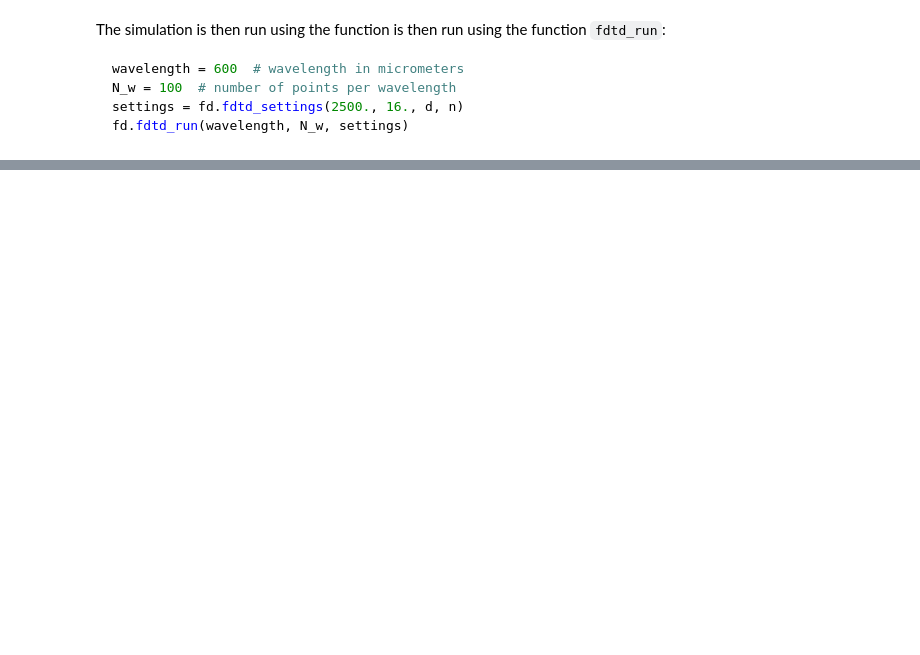
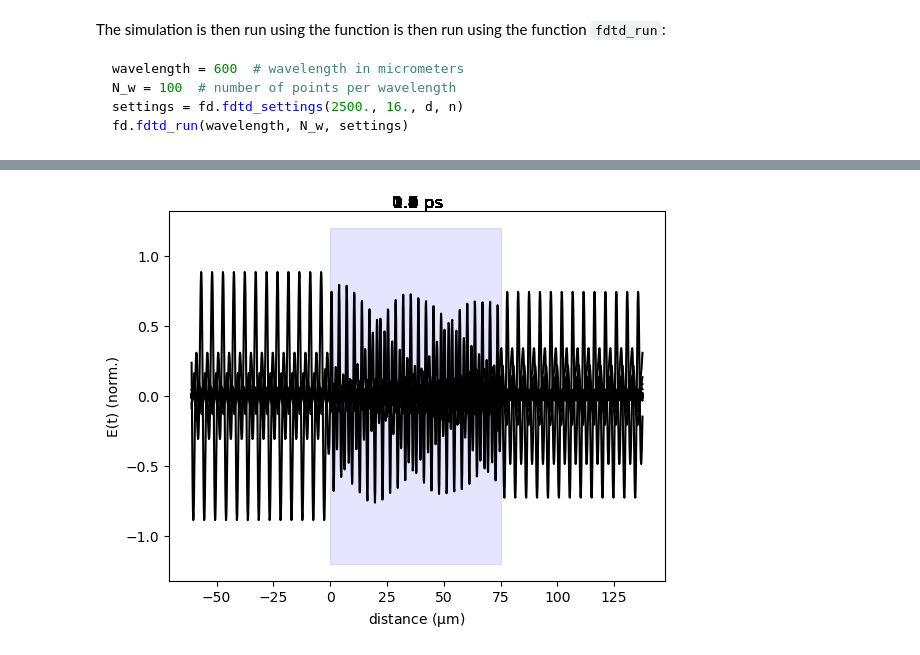
Before and after one commit to marora137/fdtd_python, a Jupyter notebook: nbs/index.ipynb, the cells around one changed output, grey strips where cells are left out. Saved outputs shown, nothing was run; the diff lists cells and outputs as text; code cells hidden in the pictures; blank space fills up the shorter version.

```diff
--- a/nbs/index.ipynb
+++ b/nbs/index.ipynb
@@ -95,0 +223,9 @@ length_array, time_array, E_field = fd.fdtd_run(600, 100, settings)
+# %%
+d = [75]
+settings = fd.fdtd_settings(200.,1.6,d,n)
+
+wavelength = 3.0
+N_w =  20.
+length_array, time_array, E_field = fd.fdtd_run(wavelength, N_w, settings)
+# %% [output]
+[figure, added]
```
Also changed, not shown: parts of 11 cells of this notebook, 9 other files.
